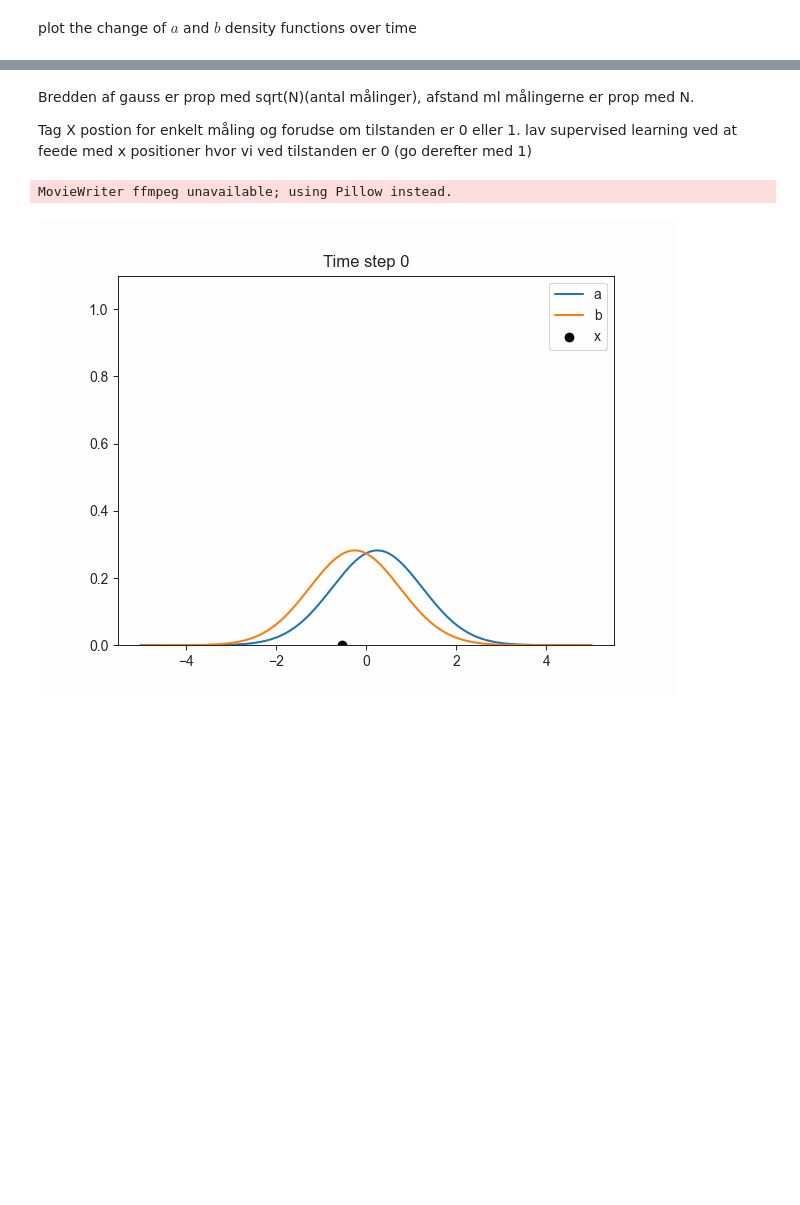
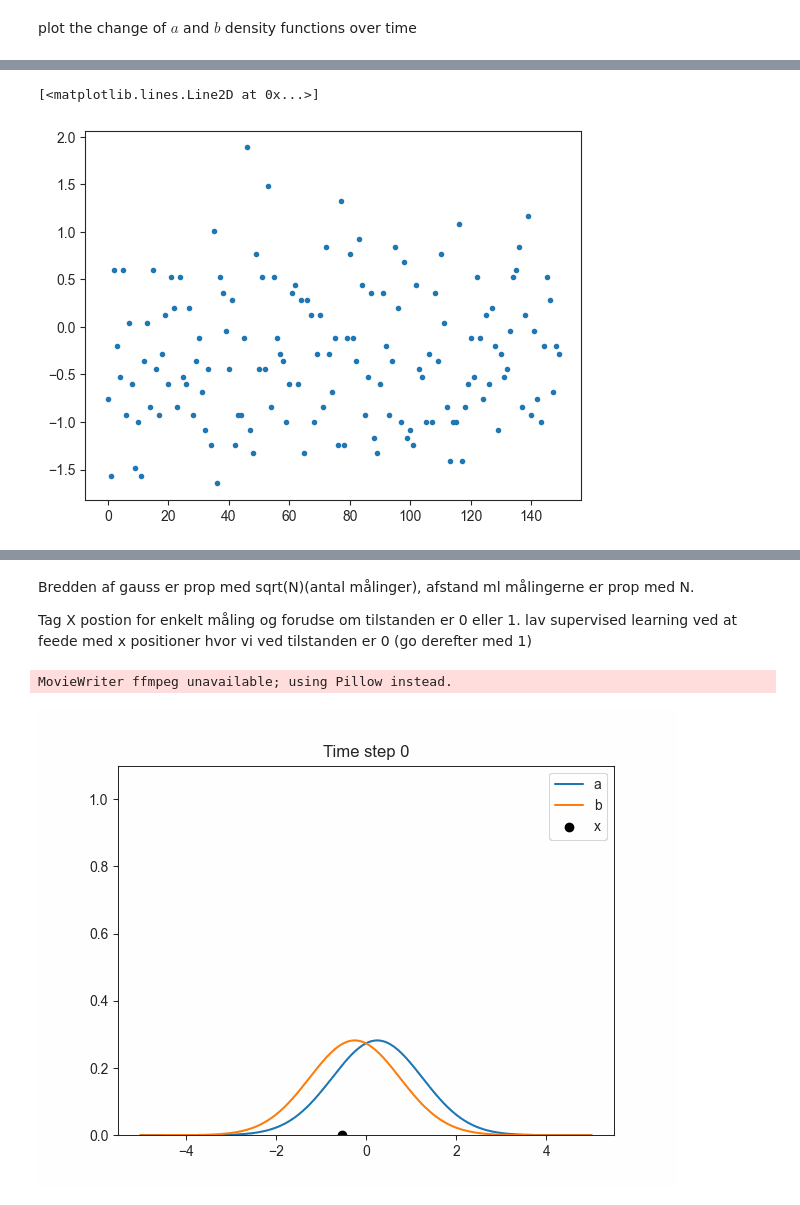
Before and after one commit to AlexInselmann/quantum-sensing, a Jupyter notebook: von Neumann.ipynb, the cells around one changed output, grey strips where cells are left out. Cells and saved outputs as stored; diff of their text form; code cells hidden in the pictures; blank space fills up the shorter version.

```diff
--- a/von Neumann.ipynb
+++ b/von Neumann.ipynb
@@ -278,0 +323,5 @@ plt.hist(np.sum(X_ensembe_weak,axis=1))
+# %%
+plt.plot(t_span[:-1], X_ensembe_weak[0], '.')
+# %% [output]
+[<matplotlib.lines.Line2D at 0x...>]
+[figure, added]
```
Also changed, not shown: parts of 6 cells of this notebook, 1 other file.
